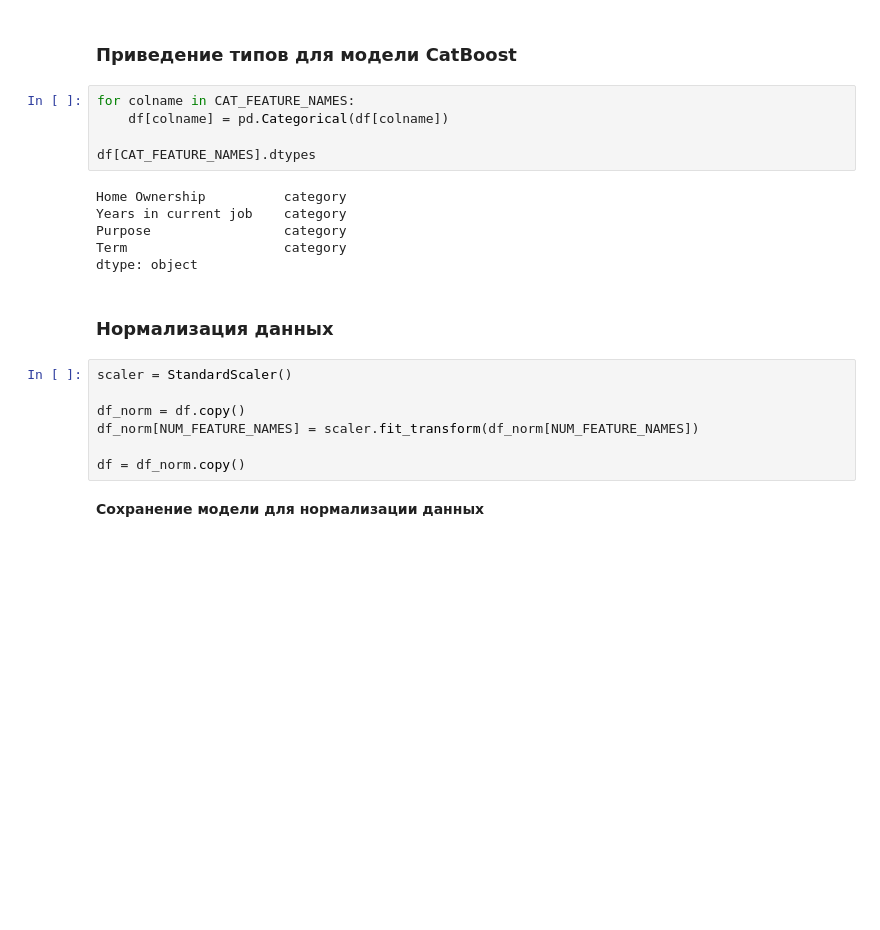
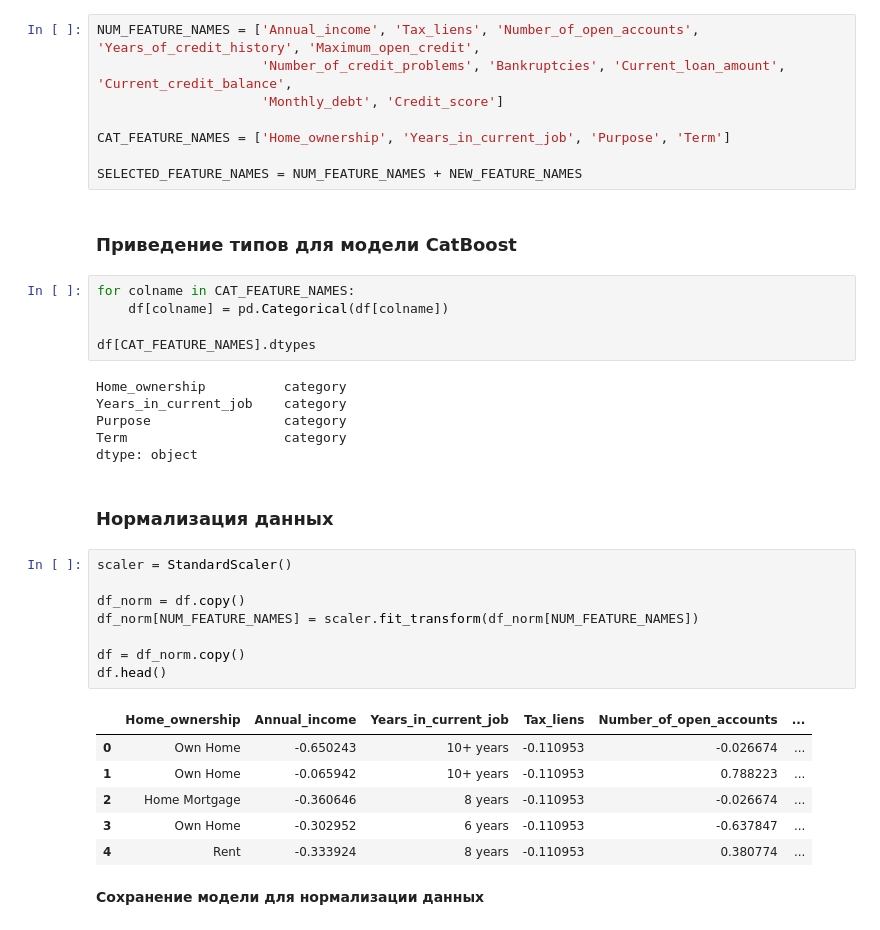
Before and after one commit to AntonyVasilev/Libs_for_DS_additional, a Jupyter notebook: draft_notebook.ipynb, the cells around one changed output. Cells and saved outputs as stored; diff of their text form; blank space fills up the shorter version.

```diff
--- a/draft_notebook.ipynb
+++ b/draft_notebook.ipynb
@@ -989,3 +822,11 @@ SELECTED_FEATURE_NAMES = NUM_FEATURE_NAMES + NEW_FEATURE_NAMES
+# %%
+NUM_FEATURE_NAMES = ['Annual_income', 'Tax_liens', 'Number_of_open_accounts', 'Years_of_credit_history', 'Maximum_open_credit',
+                     'Number_of_credit_problems', 'Bankruptcies', 'Current_loan_amount', 'Current_credit_balance',
+                     'Monthly_debt', 'Credit_score']
+
+CAT_FEATURE_NAMES = ['Home_ownership', 'Years_in_current_job', 'Purpose', 'Term']
+
+SELECTED_FEATURE_NAMES = NUM_FEATURE_NAMES + NEW_FEATURE_NAMES
 # %% [markdown]
 ### Приведение типов для модели CatBoost
 # %%
@@ -994,8 +835,8 @@ for colname in CAT_FEATURE_NAMES:
 
 df[CAT_FEATURE_NAMES].dtypes
 # %% [output]
-Home Ownership          category
-Years in current job    category
+Home_ownership          category
+Years_in_current_job    category
 Purpose                 category
 Term                    category
 dtype: object
@@ -1004,10 +845,18 @@ dtype: object
 # %%
 scaler = StandardScaler()
 
 df_norm = df.copy()
 df_norm[NUM_FEATURE_NAMES] = scaler.fit_transform(df_norm[NUM_FEATURE_NAMES])
 
 df = df_norm.copy()
+df.head()
+# %% [output]
+|  | Home_ownership | Annual_income | Years_in_current_job | Tax_liens | Number_of_open_accounts | ... |
+| 0 | Own Home | -0.650243 | 10+ years | -0.110953 | -0.026674 | ... |
+| 1 | Own Home | -0.065942 | 10+ years | -0.110953 | 0.788223 | ... |
+| 2 | Home Mortgage | -0.360646 | 8 years | -0.110953 | -0.026674 | ... |
+| 3 | Own Home | -0.302952 | 6 years | -0.110953 | -0.637847 | ... |
+| 4 | Rent | -0.333924 | 8 years | -0.110953 | 0.380774 | ... |
 # %% [markdown]
 **Сохранение модели для нормализации данных**
 # %%
```
Also changed, not shown: parts of 147 cells of this notebook, 9 other files.
